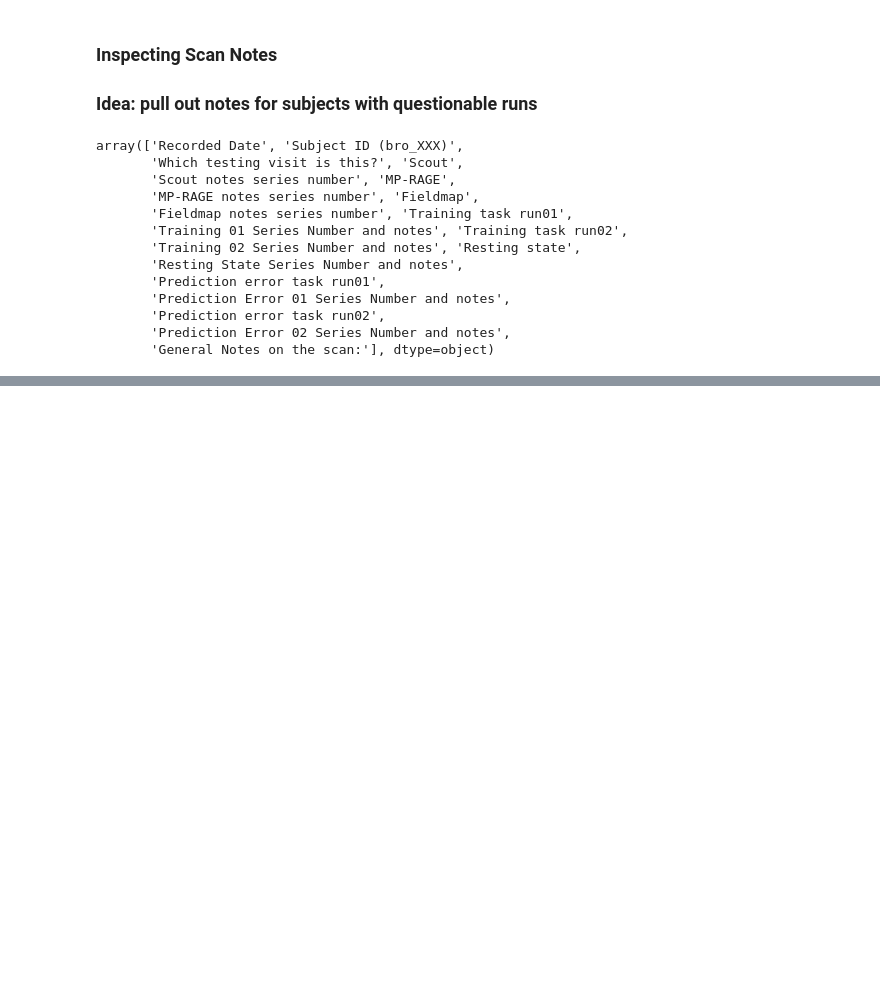
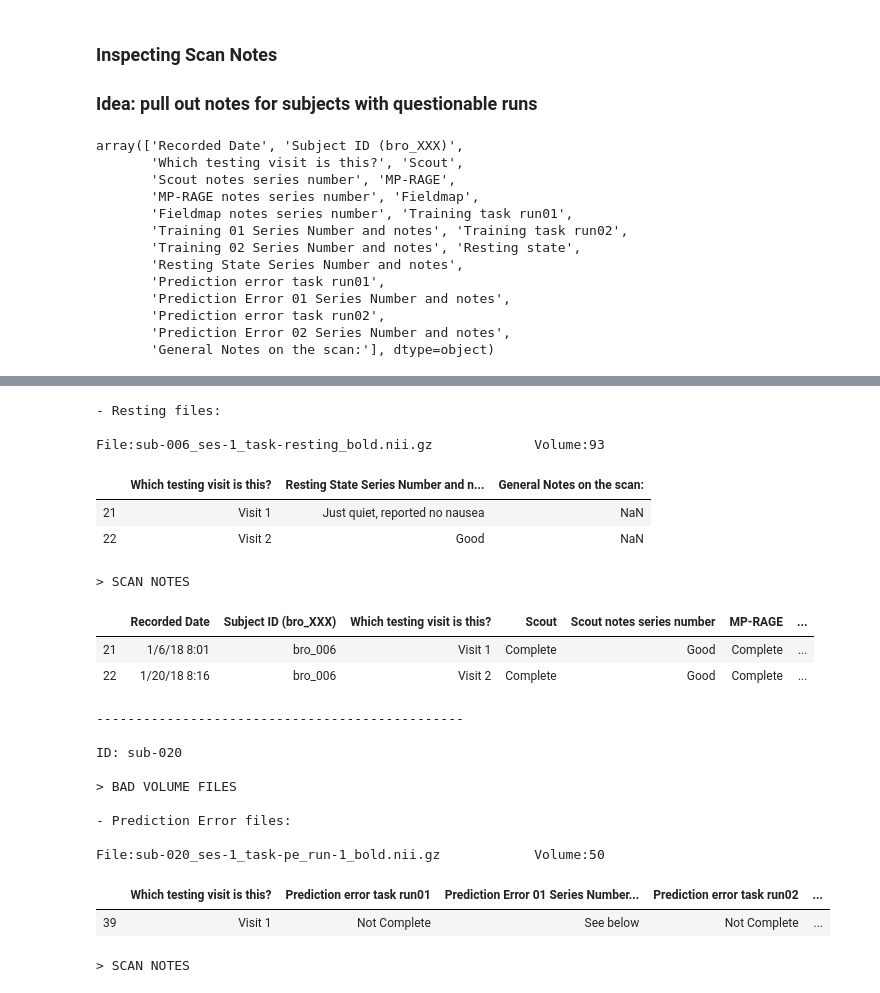
Before and after one commit to niblunc/BRO, a Jupyter notebook: BIDS/qa/bro_bids_inspect.ipynb, the cells around one changed output, grey strips where cells are left out. Drawn from its saved outputs; the diff is of its cells as text; code cells hidden in the pictures; blank space fills up the shorter version.

```diff
--- a/BIDS/qa/bro_bids_inspect.ipynb
+++ b/BIDS/qa/bro_bids_inspect.ipynb
@@ -53,8 +54,6 @@ Script to produce volumes file(run on renci): [`bids_quality_check.py`](https://
 *add functionality here to produce text file automatically*
 See [`CHANGELOG`](https://github.com/niblunc/BRO/blob/master/CHANGELOG.md) for further details on volume check and corrections status.
 # %%
-print("Files found not matching expected volume: \n{ pe: 193, training: 243, resting: 147 }")
-
 filename='/Users/nikkibytes/Documents/niblunc/bro/bids/qa/bad_volumes.txt'
 vol_dict = {}
 with open(filename) as f:
@@ -72,15 +71,3 @@ with open(filename) as f:
             vol_dict[sub_id] = [temp_tuple]
         else:
             vol_dict[sub_id].append(temp_tuple)
-
-for sub in vol_dict:
-    print("\nID: {}\n".format(sub))
-    print("> Bad Volume Files:")
-    for x in vol_dict[sub]:
-        if "training" in x[0]:
-            print("{} \t{} \n".format(x[0], x[1]))
-        else:
-            print("{} \t\t{} \n".format(x[0], x[1]))
-    bro_id = sub.replace("sub-", "bro_")
-    ICD.display(scan_notes_df.loc[scan_notes_df['Subject ID (bro_XXX)'] == bro_id].sort_values("Which testing visit is this?"))
-    print("\n\n")
@@ -135,0 +74,44 @@ File:sub-055_ses-1_task-pe_run-2_bold.nii.gz            Volume:192
+# %%
+print("Here we look at files found not matching their expected volume. \nExpectations: { pe: 193, training: 243, resting: 147 }")
+
+for sub in vol_dict:
+    # get information from resources to print specific subject information
+    bro_id = sub.replace("sub-", "bro_")
+    train=[x for x in vol_dict[sub] if "training" in x[0]]
+    pe=[x for x in vol_dict[sub] if "pe" in x[0]]
+    rest=[x for x in vol_dict[sub] if "rest" in x[0]]
+    bro_df=scan_notes_df.loc[scan_notes_df['Subject ID (bro_XXX)'] == bro_id]
+    print("\n-----------------------------------------------")
+    print("\nID: {}\n".format(sub))
+    print("> BAD VOLUME FILES")
+    if train:
+        print("\n- Training files: \n")
+        for file, vol in train:
+            print("{} \t{}".format(file,vol))
+        lst=['Which testing visit is this?', 'Training task run01',
+       'Training 01 Series Number and notes', 'Training task run02',
+       'Training 02 Series Number and notes', 'General Notes on the scan:']
+        ICD.display(bro_df[lst].sort_values("Which testing visit is this?"))
+        print("\n")
+    if pe:
+        print("\n- Prediction Error files: \n")
+        for file, vol in pe:
+            print("{} \t\t{}".format(file,vol))
+        lst=['Which testing visit is this?', 'Prediction error task run01',
+       'Prediction Error 01 Series Number and notes',
+       'Prediction error task run02',
+       'Prediction Error 02 Series Number and notes', 'General Notes on the scan:']
+        ICD.display(bro_df[lst].sort_values("Which testing visit is this?"))
+        print("\n")
+    if rest:
+        print("\n- Resting files: \n")
+        for file, vol in rest:
+            print("{} \t\t{}".format(file,vol))
+        lst=['Which testing visit is this?', 'Resting State Series Number and notes', 'General Notes on the scan:']
+        ICD.display(bro_df[lst].sort_values("Which testing visit is this?"))
+        print("\n")
+
+    print("\n> SCAN NOTES")
+    ICD.display(bro_df.sort_values("Which testing visit is this?"))
+    print("\n\n")
+# %% [output]
@@ -135,0 +141,22 @@ File:sub-055_ses-1_task-pe_run-2_bold.nii.gz            Volume:192
+- Resting files:
+
+File:sub-006_ses-1_task-resting_bold.nii.gz             Volume:93
+|  | Which testing visit is this? | Resting State Series Number and n... | General Notes on the scan: |
+| 21 | Visit 1 | Just quiet, reported no nausea | NaN |
+| 22 | Visit 2 | Good | NaN |
+> SCAN NOTES
+|  | Recorded Date | Subject ID (bro_XXX) | Which testing visit is this? | Scout | Scout notes series number | MP-RAGE | ... |
+| 21 | 1/6/18 8:01 | bro_006 | Visit 1 | Complete | Good | Complete | ... |
+| 22 | 1/20/18 8:16 | bro_006 | Visit 2 | Complete | Good | Complete | ... |
+-----------------------------------------------
+
+ID: sub-020
+
+> BAD VOLUME FILES
+
+- Prediction Error files:
+
+File:sub-020_ses-1_task-pe_run-1_bold.nii.gz            Volume:50
+|  | Which testing visit is this? | Prediction error task run01 | Prediction Error 01 Series Number... | Prediction error task run02 | ... |
+| 39 | Visit 1 | Not Complete | See below | Not Complete | ... |
+> SCAN NOTES
```
Also changed, not shown: parts of 17 cells of this notebook, 11 other files.
